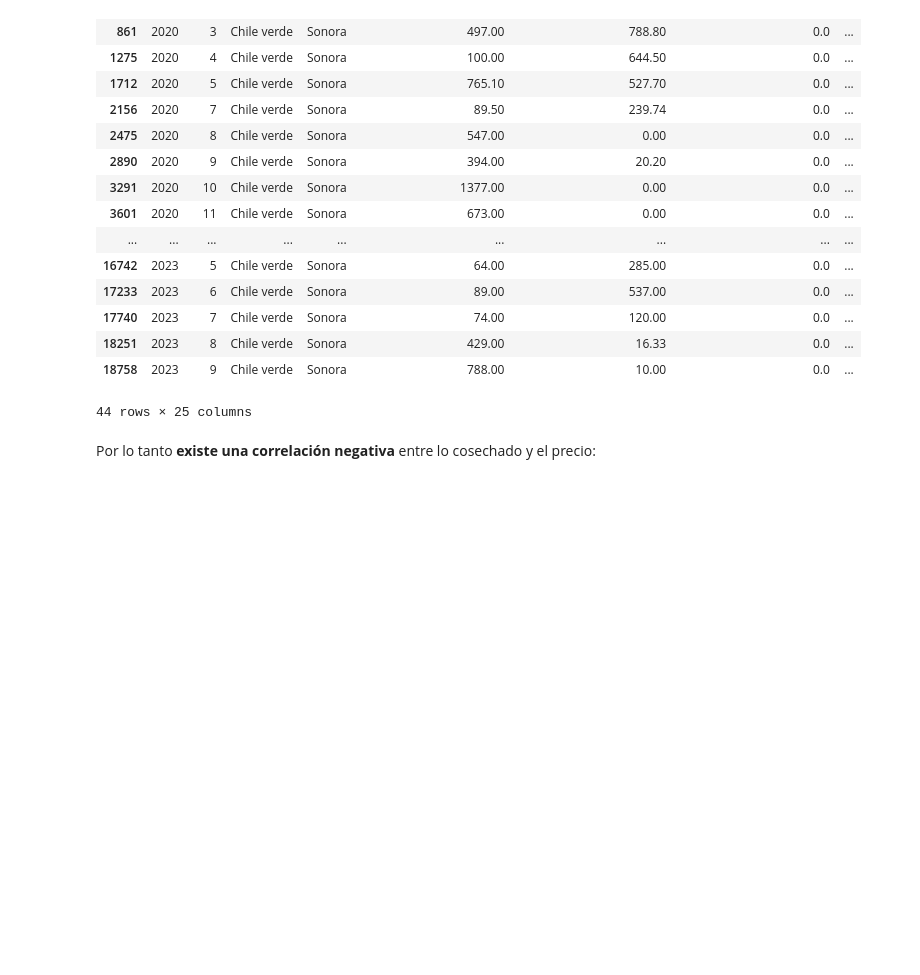
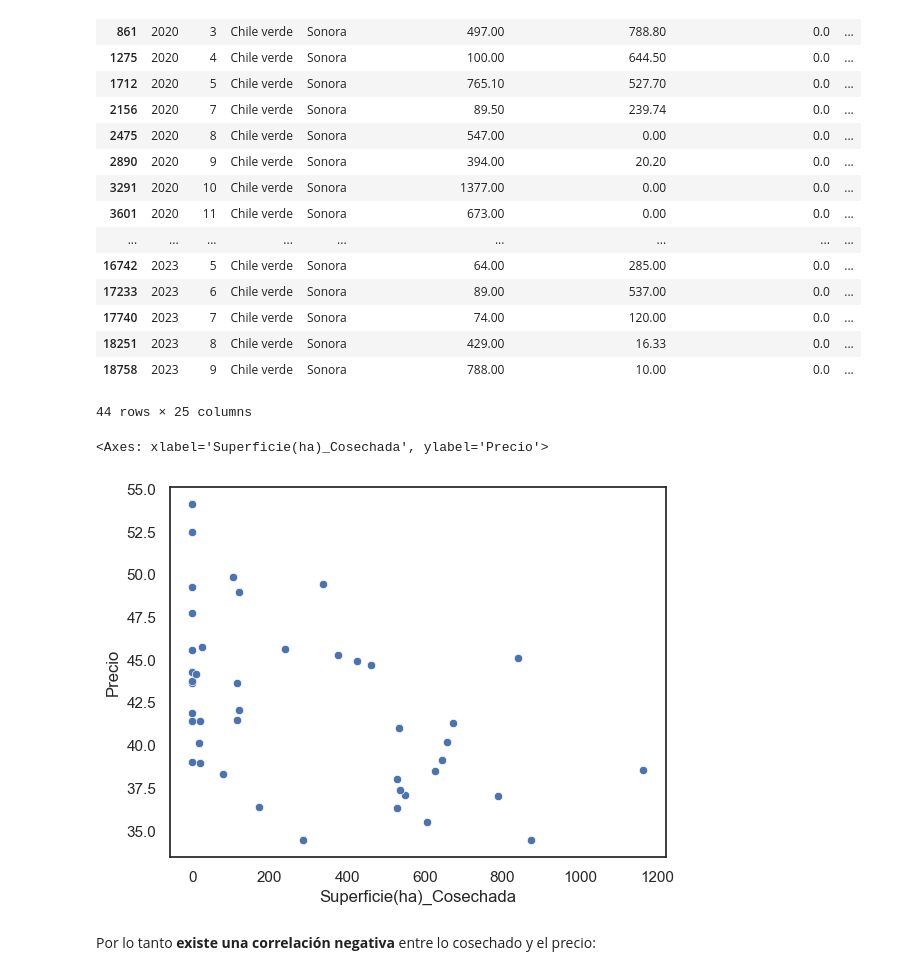
Before and after one commit to ProyectosMCD/RedBAMX, a Jupyter notebook: EDA/correlación_SIAP_SNIIM.ipynb, the cells around one changed output. Saved outputs shown, nothing was run; the diff lists cells and outputs as text; code cells hidden in the pictures; blank space fills up the shorter version.

```diff
--- a/EDA/correlación_SIAP_SNIIM.ipynb
+++ b/EDA/correlación_SIAP_SNIIM.ipynb
@@ -60,6 +61,11 @@ df_chile_sonora
 | 18251 | 2023 | 8 | Chile verde | Sonora | 429.00 | 16.33 | 0.0 | ... |
 | 18758 | 2023 | 9 | Chile verde | Sonora | 788.00 | 10.00 | 0.0 | ... |
 44 rows × 25 columns
+# %%
+sns.scatterplot(data=df_chile_sonora, x="Superficie(ha)_Cosechada", y="Precio")
+# %% [output]
+<Axes: xlabel='Superficie(ha)_Cosechada', ylabel='Precio'>
+[figure, added]
 # %% [markdown]
 Por lo tanto **existe una correlación negativa** entre lo cosechado y el precio:
 # %%
```
Also changed, not shown: parts of 13 cells of this notebook.
